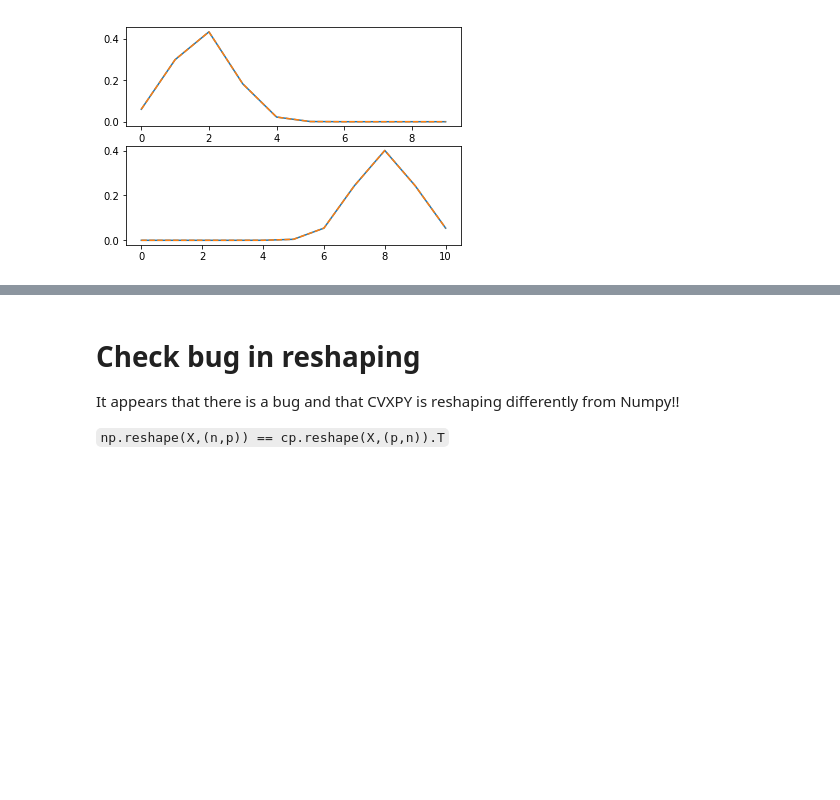
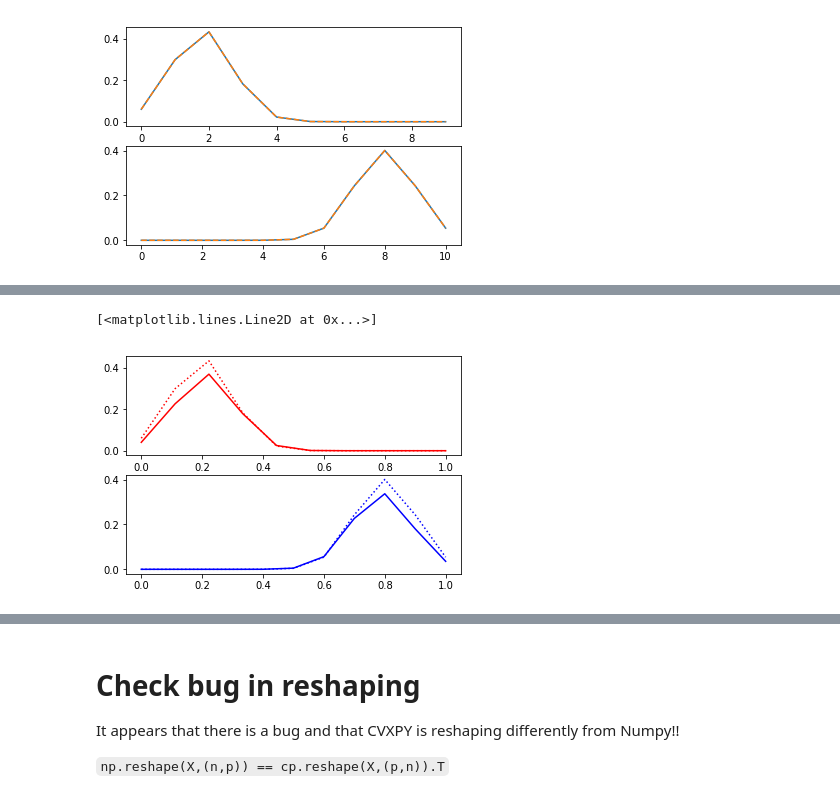
Before and after one commit to thibsej/unbalanced_gromov_wasserstein, a Jupyter notebook: conic/Conic-GW.ipynb, the cells around one changed output, grey strips where cells are left out. Saved outputs shown, nothing was run; the diff lists cells and outputs as text; code cells hidden in the pictures; blank space fills up the shorter version.

```diff
--- a/conic/Conic-GW.ipynb
+++ b/conic/Conic-GW.ipynb
@@ -133,0 +161,10 @@ print( np.linalg.norm( B - Alpha2 ) )
+# %%
+plt.subplot(2,1,1)
+plt.plot(x,np.sum(pi,1), 'r')
+plt.plot(x,a, 'r:')
+plt.subplot(2,1,2)
+plt.plot(y,np.sum(pi,0), 'b')
+plt.plot(y,b, 'b:')
+# %% [output]
+[<matplotlib.lines.Line2D at 0x...>]
+[figure, added]
```
Also changed, not shown: parts of 14 cells of this notebook.
